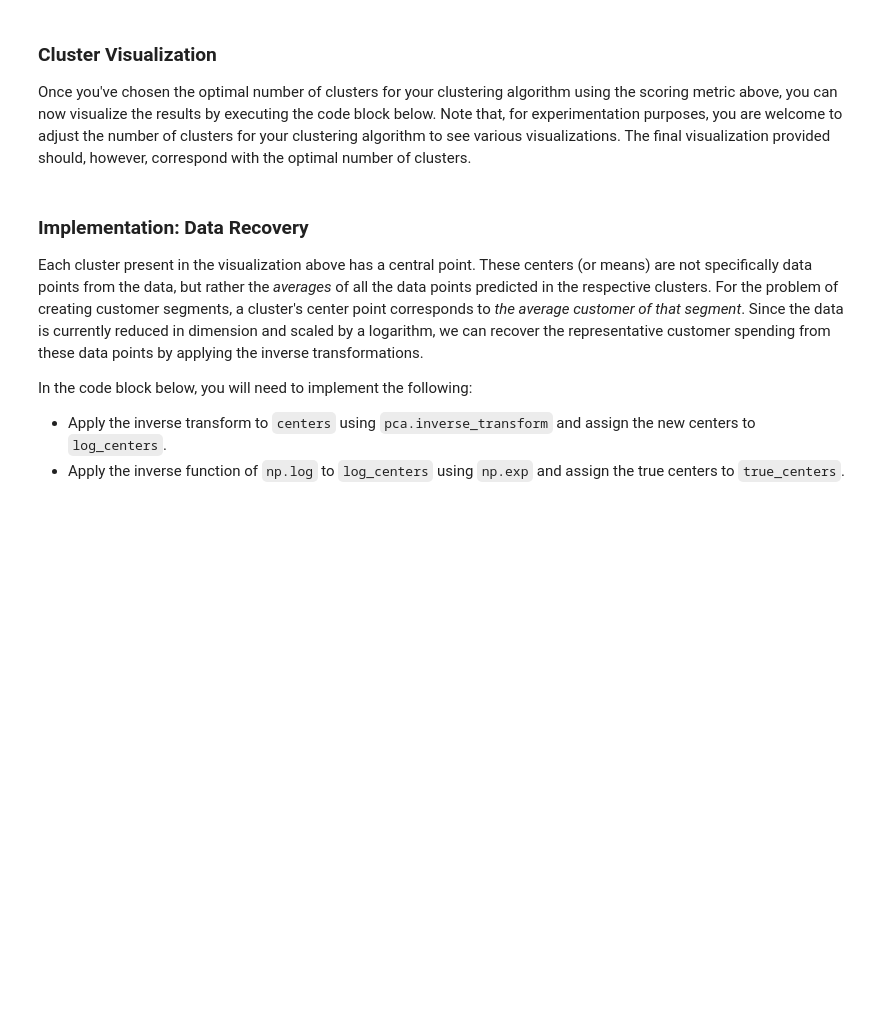
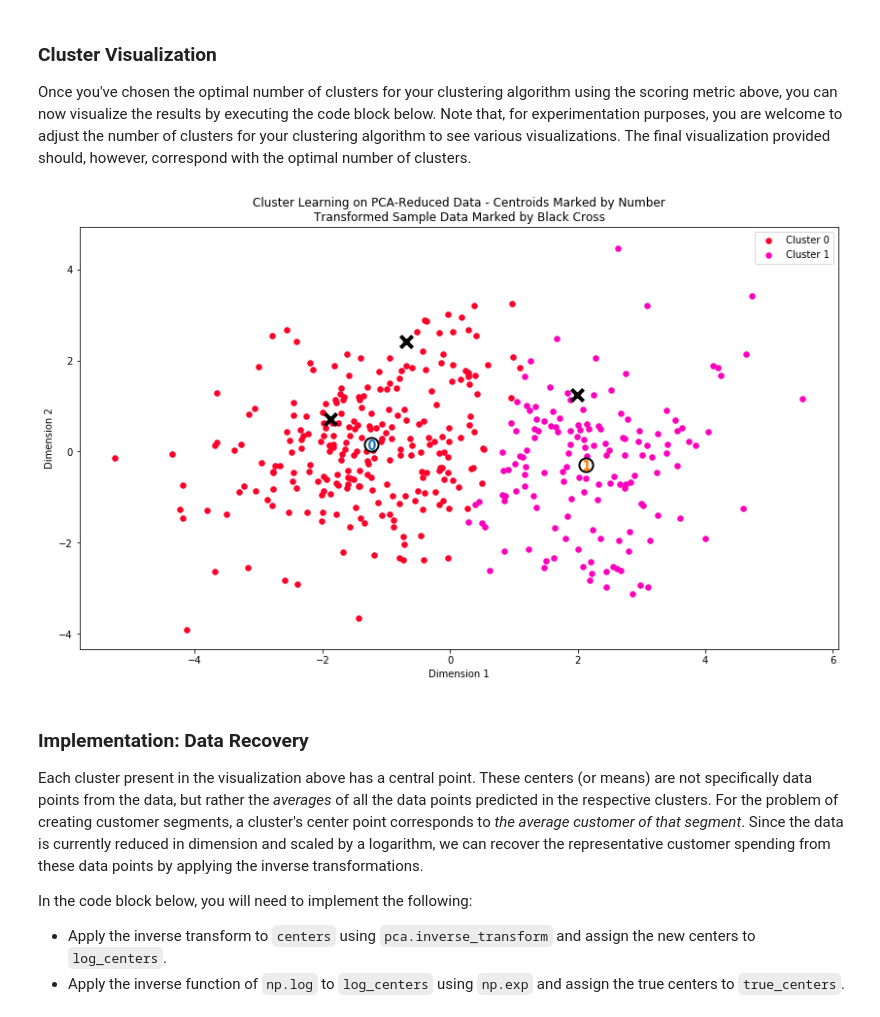
Before and after one commit to cmacritchie/customerSegments, a Jupyter notebook: customer_segments.ipynb, the cells around one changed output. Drawn from its saved outputs; the diff is of its cells as text; code cells hidden in the pictures; blank space fills up the shorter version.

```diff
--- a/customer_segments.ipynb
+++ b/customer_segments.ipynb
@@ -501,7 +506,16 @@ Of all the results, 3 clusters yields the best result, with a score of 0.412
 Once you've chosen the optimal number of clusters for your clustering algorithm using the scoring metric above, you can now visualize the results by executing the code block below. Note that, for experimentation purposes, you are welcome to adjust the number of clusters for your clustering algorithm to see various visualizations. The final visualization provided should, however, correspond with the optimal number of clusters.
 # %%
 # Display the results of the clustering from implementation
+#setting values to preferred clusters
+clusterNum = 2
+
+clusterer = GaussianMixture(n_components=clusterNum).fit(reduced_data)
+preds = clusterer.predict(reduced_data)
+centers = clusterer.means_
+
 vs.cluster_results(reduced_data, preds, centers, pca_samples)
+# %% [output]
+[figure, added]
 # %% [markdown]
 ### Implementation: Data Recovery
 Each cluster present in the visualization above has a central point. These centers (or means) are not specifically data points from the data, but rather the *averages* of all the data points predicted in the respective clusters. For the problem of creating customer segments, a cluster's center point corresponds to *the average customer of that segment*. Since the data is currently reduced in dimension and scaled by a logarithm, we can recover the representative customer spending from these data points by applying the inverse transformations.
```
Also changed, not shown: parts of 12 cells of this notebook.
